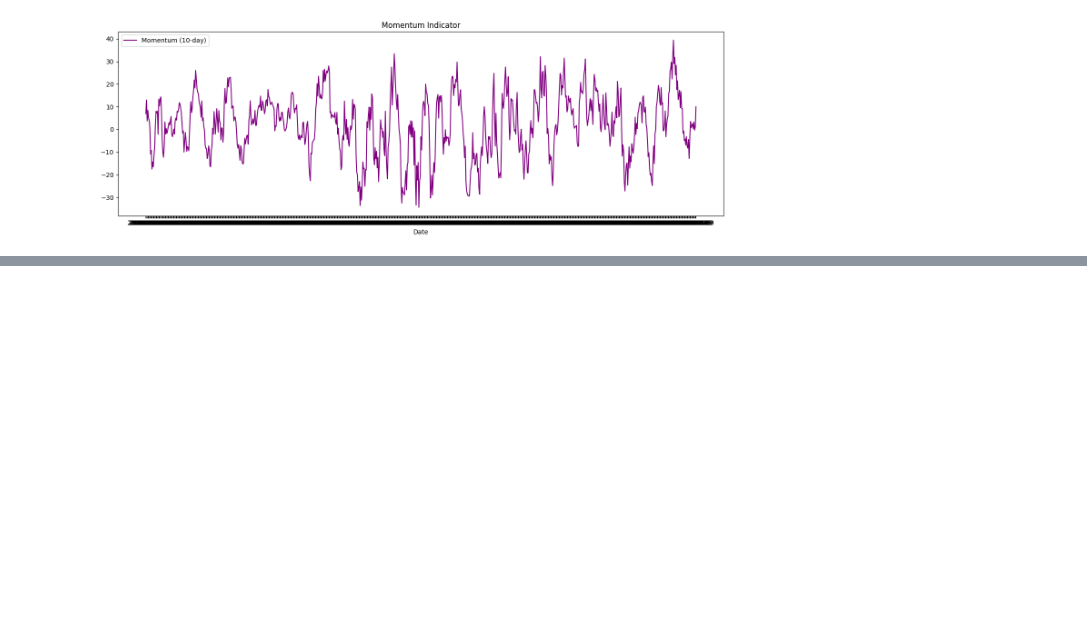
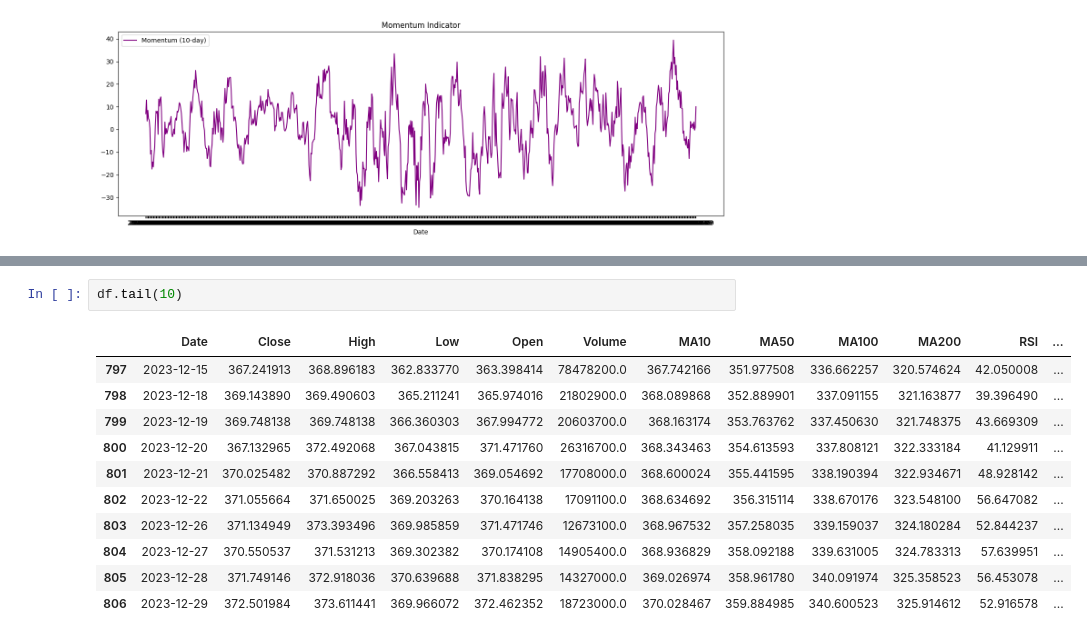
Before and after one commit to uma1r111/AI-Driven-Portfolio-Optimization-and-Budget-Planner, a Jupyter notebook: LSTM model/LSTM_stock_feature_engineering_macd_momentum.ipynb, the cells around one changed output, grey strips where cells are left out. Drawn from its saved outputs; the diff is of its cells as text; blank space fills up the shorter version.

```diff
--- a/LSTM model/feature_engineering_macd_momentum.ipynb
+++ b/LSTM model/LSTM_stock_feature_engineering_macd_momentum.ipynb
@@ -147,0 +205,14 @@ Enhanced data saved to MSFT_stock_features.csv
+# %%
+df.tail(10)
+# %% [output]
+|  | Date | Close | High | Low | Open | Volume | MA10 | MA50 | MA100 | MA200 | RSI | ... |
+| 797 | 2023-12-15 | 367.241913 | 368.896183 | 362.833770 | 363.398414 | 78478200.0 | 367.742166 | 351.977508 | 336.662257 | 320.574624 | 42.050008 | ... |
+| 798 | 2023-12-18 | 369.143890 | 369.490603 | 365.211241 | 365.974016 | 21802900.0 | 368.089868 | 352.889901 | 337.091155 | 321.163877 | 39.396490 | ... |
+| 799 | 2023-12-19 | 369.748138 | 369.748138 | 366.360303 | 367.994772 | 20603700.0 | 368.163174 | 353.763762 | 337.450630 | 321.748375 | 43.669309 | ... |
+| 800 | 2023-12-20 | 367.132965 | 372.492068 | 367.043815 | 371.471760 | 26316700.0 | 368.343463 | 354.613593 | 337.808121 | 322.333184 | 41.129911 | ... |
+| 801 | 2023-12-21 | 370.025482 | 370.887292 | 366.558413 | 369.054692 | 17708000.0 | 368.600024 | 355.441595 | 338.190394 | 322.934671 | 48.928142 | ... |
+| 802 | 2023-12-22 | 371.055664 | 371.650025 | 369.203263 | 370.164138 | 17091100.0 | 368.634692 | 356.315114 | 338.670176 | 323.548100 | 56.647082 | ... |
+| 803 | 2023-12-26 | 371.134949 | 373.393496 | 369.985859 | 371.471746 | 12673100.0 | 368.967532 | 357.258035 | 339.159037 | 324.180284 | 52.844237 | ... |
+| 804 | 2023-12-27 | 370.550537 | 371.531213 | 369.302382 | 370.174108 | 14905400.0 | 368.936829 | 358.092188 | 339.631005 | 324.783313 | 57.639951 | ... |
+| 805 | 2023-12-28 | 371.749146 | 372.918036 | 370.639688 | 371.838295 | 14327000.0 | 369.026974 | 358.961780 | 340.091974 | 325.358523 | 56.453078 | ... |
+| 806 | 2023-12-29 | 372.501984 | 373.611441 | 369.966072 | 372.462352 | 18723000.0 | 370.028467 | 359.884985 | 340.600523 | 325.914612 | 52.916578 | ... |
```
Also changed, not shown: parts of 5 cells of this notebook.
